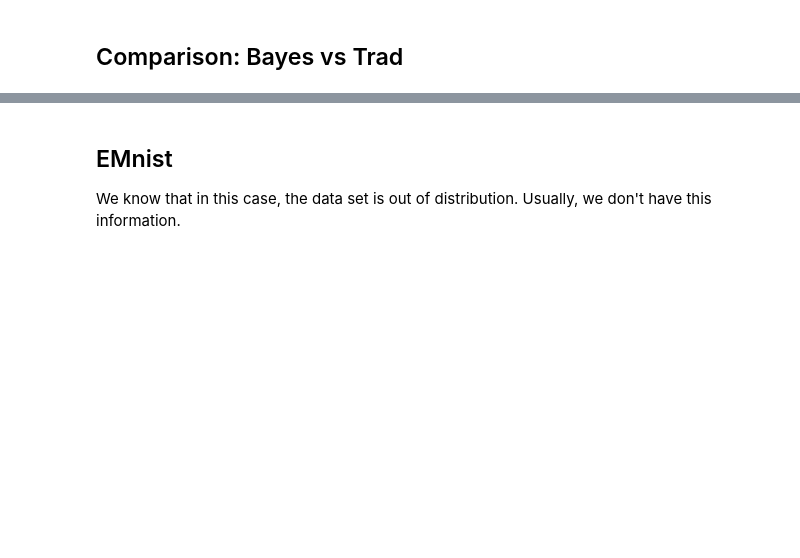
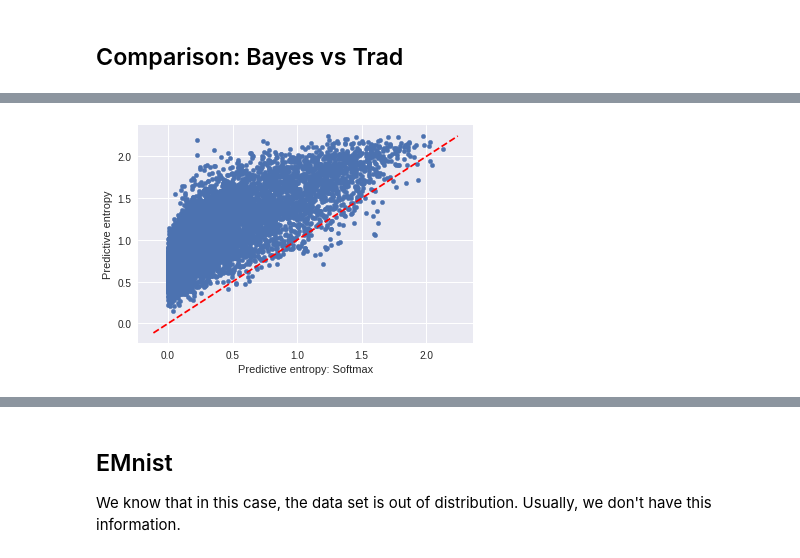
Before and after one commit to philarnold4242/test_Python, a Jupyter notebook: Bayesian_DL_ConvNet_Mnist.ipynb, the cells around one changed output, grey strips where cells are left out. Saved outputs shown, nothing was run; the diff lists cells and outputs as text; code cells hidden in the pictures; blank space fills up the shorter version.

```diff
--- a/Bayesian_DL_ConvNet_Mnist.ipynb
+++ b/Bayesian_DL_ConvNet_Mnist.ipynb
@@ -461,3 +457,12 @@ abline(1, 0)
+# %%
+ax = df.plot.scatter(x = 'pe_trad', y = 'pe')
+#ax.set_xlim(0.0, 1)
+#ax.set_ylim(0., 1)
+ax.set_xlabel("Predictive entropy: Softmax")
+ax.set_ylabel("Predictive entropy")
+abline(1, 0)
+# %% [output]
+[figure, added]
 # %%
 # Things both got wrong
 ax = df_both_wrong.plot.scatter(x = 'probs_trad', y = 'probs_bayes')
```
Also changed, not shown: parts of 25 cells of this notebook.
